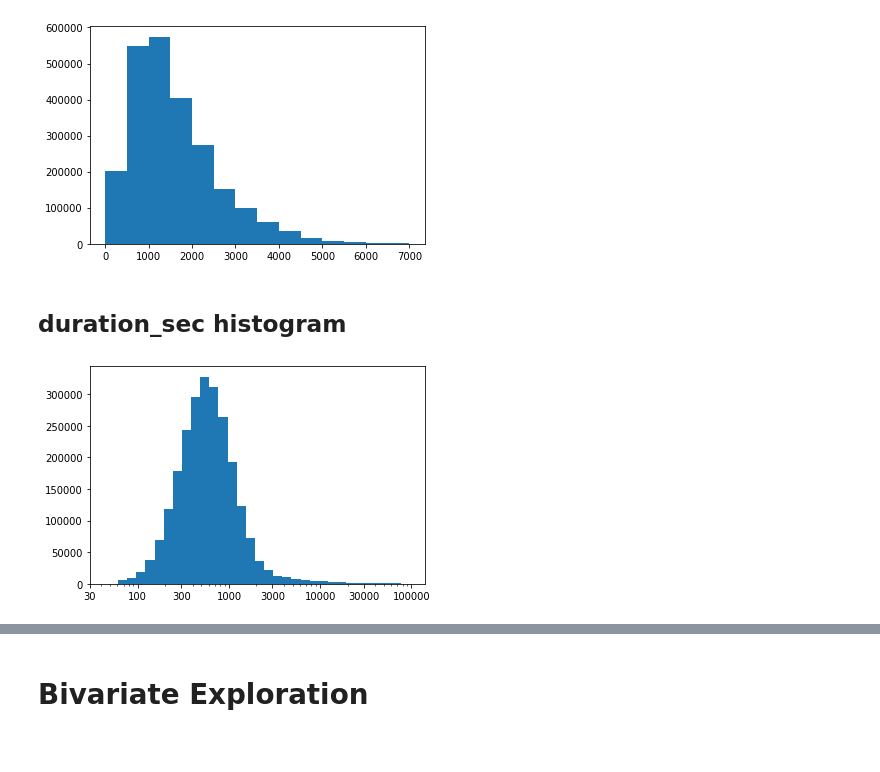
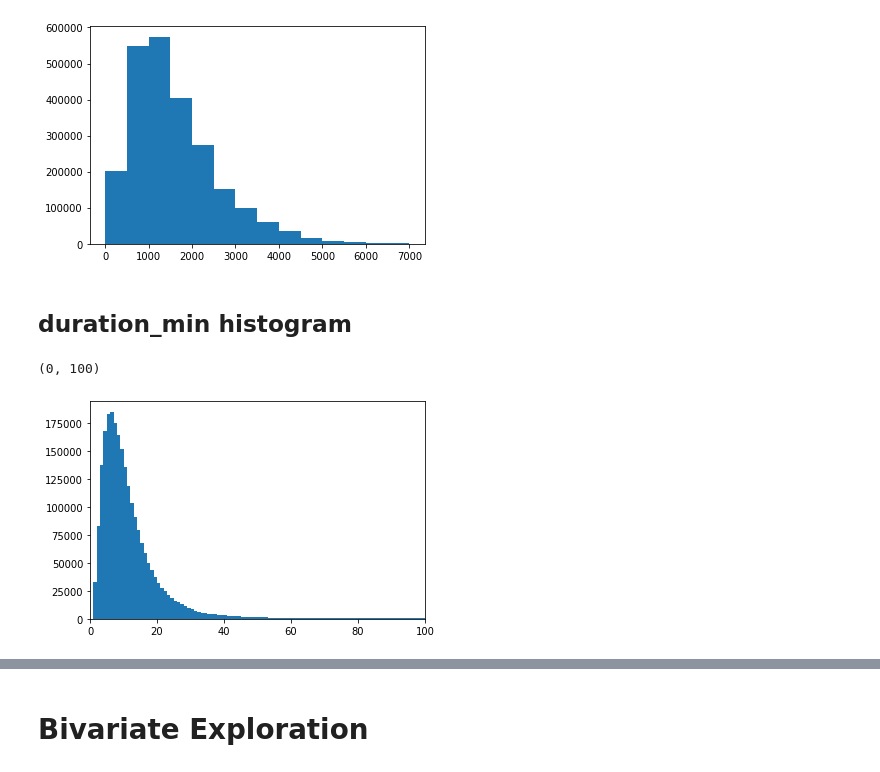
Before and after one commit to Jack876/Communicate-Data-Findings, a Jupyter notebook: Ford GoBike Dateset Analysis (2).ipynb, the cells around one changed output, grey strips where cells are left out. Saved outputs shown, nothing was run; the diff lists cells and outputs as text; code cells hidden in the pictures.

```diff
--- a/Ford GoBike Dateset Analysis (2).ipynb
+++ b/Ford GoBike Dateset Analysis (2).ipynb
@@ -298,5 +296,5 @@ memory usage: 184.8+ MB
 df2018.to_csv('df2018.csv',index=None)
 # %%
 # merge df2017 and df2018 into a master dataframe
-df = pd.concat([df2017,df2018],axis=0,ignore_index=True)
+df_all = pd.concat([df2017,df2018],axis=0,ignore_index=True)
 # %%
@@ -326,6 +324,9 @@ Data columns (total 13 columns):
  12  user_type                object
 dtypes: float64(6), int64(2), object(5)
 memory usage: 236.4+ MB
+# %%
+# copy a clean version of dataframe
+df = df_all
 # %%
 # code copied form "Getting distance between two points based on latitude/longitude" on stackoverflow
 # https://stackoverflow.com/questions/19412462/getting-distance-between-two-points-based-on-latitude-longitude
@@ -350,3 +351,7 @@ def distance (lat1,lon1,lat2,lon2):
 # %%
 
 df['distance'] = df.apply(lambda row: distance(row['start_station_latitude'],row['start_station_longitude'],row['end_station_latitude'],row['end_station_longitude']),axis=1)
+# %%
+# duration_sec is not common for user to analysis
+# change the unit to minutes
+df['duration_min'] = df.duration_sec/60
@@ -405,13 +415,12 @@ plt.hist(data = df, x ='distance', bins = bin_edges)
  <a list of 14 Patch objects>)
 [figure]
 # %% [markdown]
-## duration_sec histogram
+## duration_min histogram
-# %%
-bin_edges = 10 ** np.arange(1.785330, 4.936358 + 0.1, 0.1)
-ticks = [30,100,300,1000,3000,10000,30000,100000]
-labls = ['{}'.format(v) for v in ticks]
-plt.hist(data = df, x ='duration_sec', bins = bin_edges);
-plt.xscale("log");
-plt.xticks(ticks,labls);
-# %% [output]
-[figure, removed]
+# %%
+
+bin_edges = np.arange(0, df.duration_min.max() + 1, 1)
+plt.hist(data = df, x ='duration_min', bins = bin_edges);
+plt.xlim(0,100)
+# %% [output]
+(0, 100)
+[figure, added]
```
Also changed, not shown: parts of 40 cells of this notebook.
